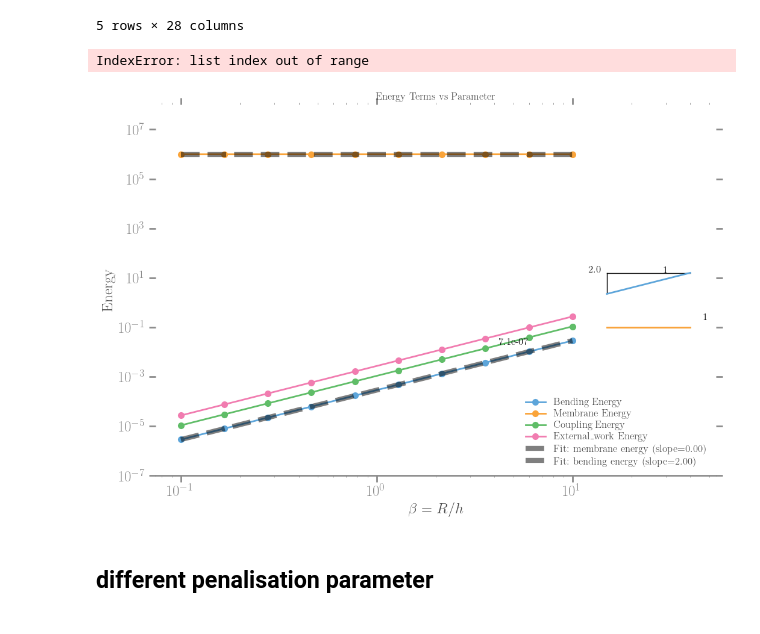
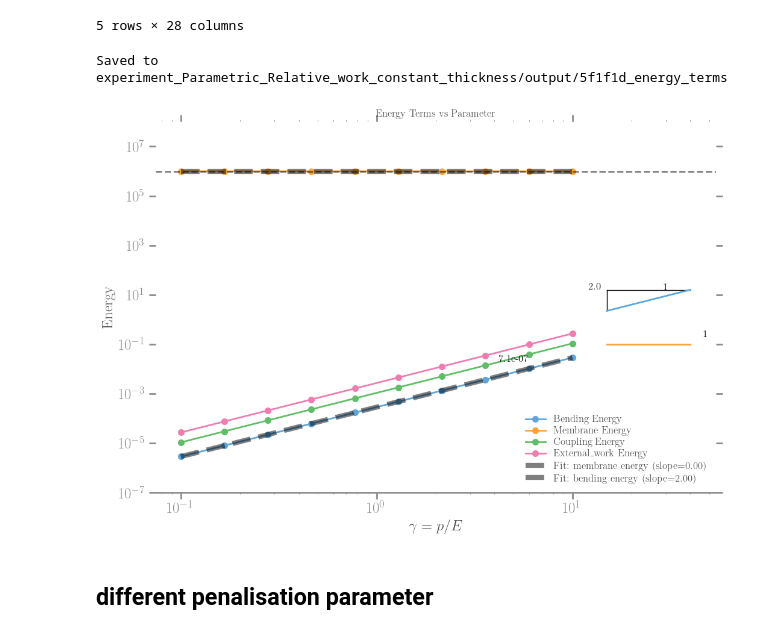
Before and after one commit to kumiori/disclinations, a Jupyter notebook: playground/postprocess.ipynb, the cells around one changed output. Cells and saved outputs as stored; diff of their text form; code cells hidden in the pictures.

```diff
--- a/playground/postprocess.ipynb
+++ b/playground/postprocess.ipynb
@@ -751,7 +770,7 @@ parametric_penalisation
 postprocess.ipynb
 postprocess.py
 # %%
-def exact_energy_monoole(parameters, h, adimensional=True):
+def exact_energy_monopole(parameters, h, adimensional=True):
     # it should depend on the signs as well
 
     energy_scale = 1
@@ -807,37 +830,37 @@ None
 | 3 | 58416a4f74e83fbd2c5a57ed0f4f124d | 0.464159 | -993387.033020 | 0.000062 | 993387.033317 | 0.000234 | 0.000589 | 127.378630 | 0.000780 | ... |
 | 4 | 36b3eaae178e70890cc74b4d86cd991f | 0.774264 | -993375.347728 | 0.000173 | 993375.348554 | 0.000653 | 0.001639 | 127.377805 | 0.001301 | ... |
 5 rows × 28 columns
-# %%
-_exact_energy = [exact_energy_dipole(parameters, h, adimensional=True) for h in 1/experimental_data["param_value"]]
-# %% [output]
-IndexError: list index out of range
 # %%
 # ## Data Analysis
 # ### Energy Analysis
 # Plot energy terms
 fig, axs = plot_energy_terms(experimental_data)
 
 _slope, _intercept, _fit = fit_loglog(experimental_data["param_value"], experimental_data["membrane"])
 plot_reference_triangle(axs, _slope, 15, 40, x10 = -8, x00=10, y10 = .10, y00=10, scale_factor=.1, color='C1', spin='top_right')
 axs.plot(experimental_data["param_value"], _fit, label=f"Fit: membrane energy (slope={_slope:.2f})", linestyle="--", color="k", lw=6, alpha=0.5)
 
 _slope, _intercept, _fit = fit_loglog(experimental_data["param_value"], experimental_data["bending"])
 plot_reference_triangle(axs, _slope, 15, 40, x10 = 10, x00=2, y10 = .001, y00=1.1, scale_factor=.01, color='C0', spin='top_right')
 axs.plot(experimental_data["param_value"], _fit, label=f"Fit: bending energy (slope={_slope:.2f})", linestyle="--", color="k", lw=6, alpha=0.5)
 
 axs.legend()
 # _slope, _intercept, _fit = fit_loglog(experimental_data["param_value"], experimental_data["w_H2"])
 # plot_reference_triangle(axs, _slope, 15, 40, x10 = 10, x00=2, y10 = .001, y00=1.1, scale_factor=.6, color='C5', spin='top_right')
 # axs.plot(experimental_data["param_value"], _fit, label=f"Fit: H2 Norm of w (slope={_slope:.2f})", linestyle="--", color="k", lw=6, alpha=0.5)
 
 # axs.set_xlim(1e1, 1e2)
 # axs.axvline(1e2, color='k', linestyle='--', alpha=0.5)
 axs.set_ylim(1e-7, 1e8)
 visuals.setspines0()
-
+axs.axhline(exact_energy_monopole(parameters, 0.01), color='k', linestyle='--', alpha=0.5)
+axs.set_xlabel("$$\\gamma = p/E$$")
 fig.savefig(f"{output_folder}/{series}_energy_terms.pdf", bbox_inches='tight')
+fig.savefig(f"{output_folder}/{series}_energy_terms.png", bbox_inches='tight')
+print(f"Saved to {output_folder}/{series}_energy_terms")
 # %% [output]
+Saved to experiment_Parametric_Relative_work_constant_thickness/output/5f1f1d_energy_terms
-[figure, old version]
+[figure, new version]
 # %% [markdown]
 ## different penalisation parameter
 # %%
```
Also changed, not shown: parts of 13 cells of this notebook, 8 other files.
